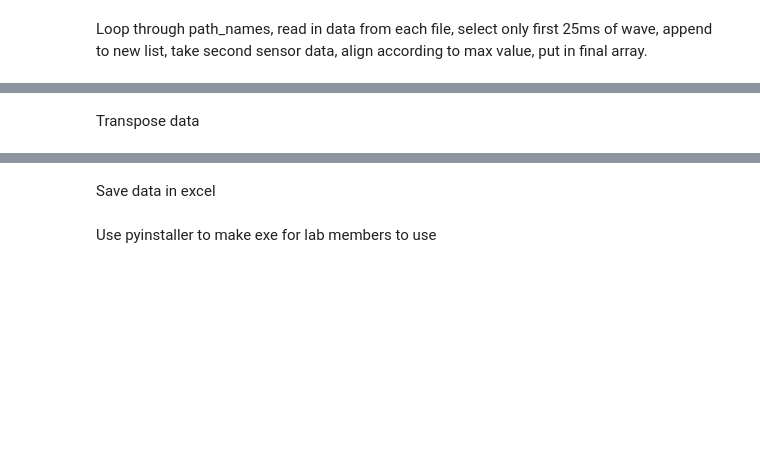
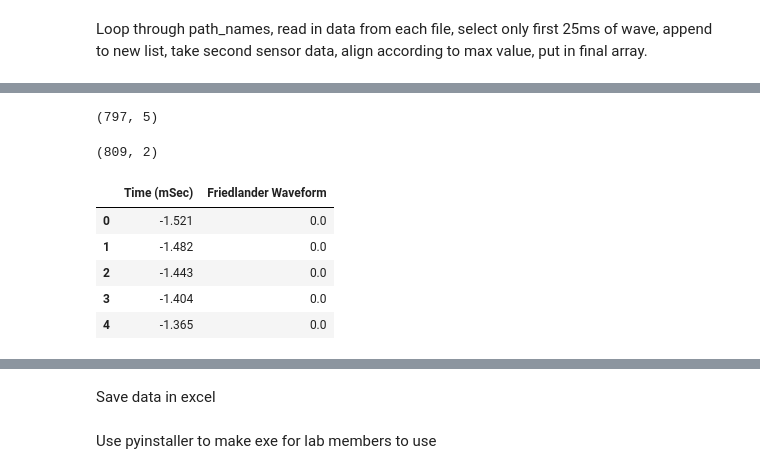
Before and after one commit to grace3999/blast-wave, a Jupyter notebook: Wave.ipynb, the cells around one changed output, grey strips where cells are left out. Drawn from its saved outputs; the diff is of its cells as text; code cells hidden in the pictures; blank space fills up the shorter version.

```diff
--- a/Wave.ipynb
+++ b/Wave.ipynb
@@ -59,2 +77,0 @@ for row in path_names:
-# %% [markdown]
-Transpose data
@@ -63,0 +78,19 @@ wave_final_transp = df.T
+# %%
+short_wave.shape
+# %% [output]
+(797, 5)
+# %%
+#read in file containing data for Friedlander curve (TNT example trace)
+path_TNT = 'C:/Users/Schindler/Documents/Schindler_Lab/Data/Blast data/friedlander.xlsx'
+data_TNT = pd.read_excel(path_TNT)
+df_TNT = pd.DataFrame(data = data_TNT)
+print(df_TNT.shape)
+df_TNT.head()
+# %% [output]
+(809, 2)
+|  | Time (mSec) | Friedlander Waveform |
+| 0 | -1.521 | 0.0 |
+| 1 | -1.482 | 0.0 |
+| 2 | -1.443 | 0.0 |
+| 3 | -1.404 | 0.0 |
+| 4 | -1.365 | 0.0 |
```
Also changed, not shown: parts of 10 cells of this notebook.
